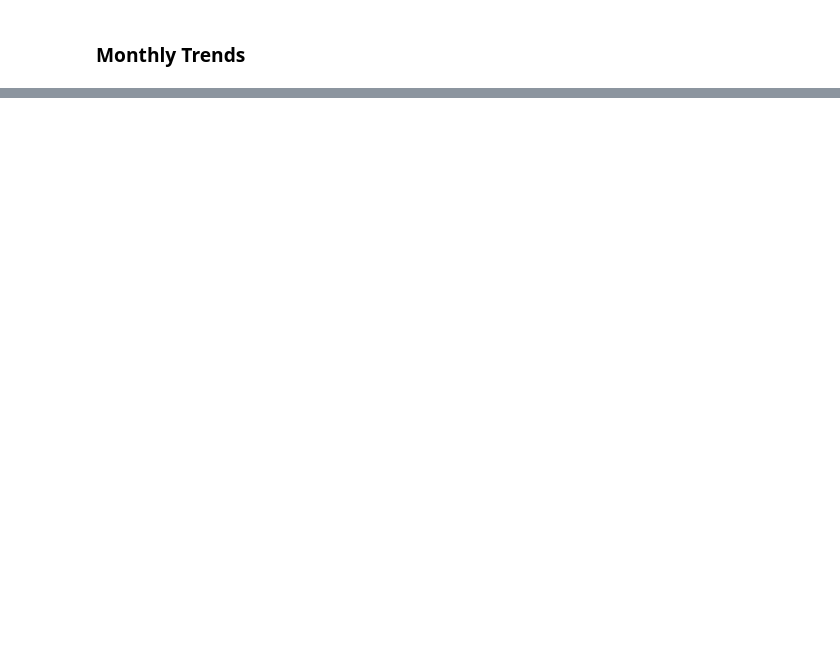
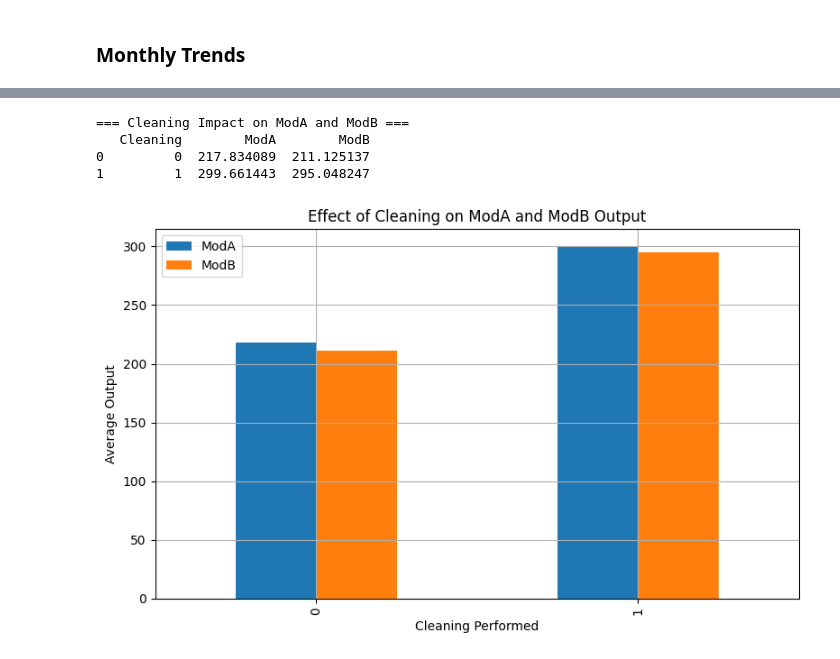
Before and after one commit to Bekuma1011/moonlight-solar-strategy-analysis, a Jupyter notebook: notebooks/benin_eda.ipynb, the cells around one changed output, grey strips where cells are left out. Cells and saved outputs as stored; diff of their text form; code cells hidden in the pictures; blank space fills up the shorter version.

```diff
--- a/notebooks/benin_eda.ipynb
+++ b/notebooks/benin_eda.ipynb
@@ -329,0 +163,8 @@ plt.show()
+# %%
+benin.analyze_cleaning_impact()
+# %% [output]
+=== Cleaning Impact on ModA and ModB ===
+   Cleaning        ModA        ModB
+0         0  217.834089  211.125137
+1         1  299.661443  295.048247
+[figure, added]
```
Also changed, not shown: parts of 58 cells of this notebook.
